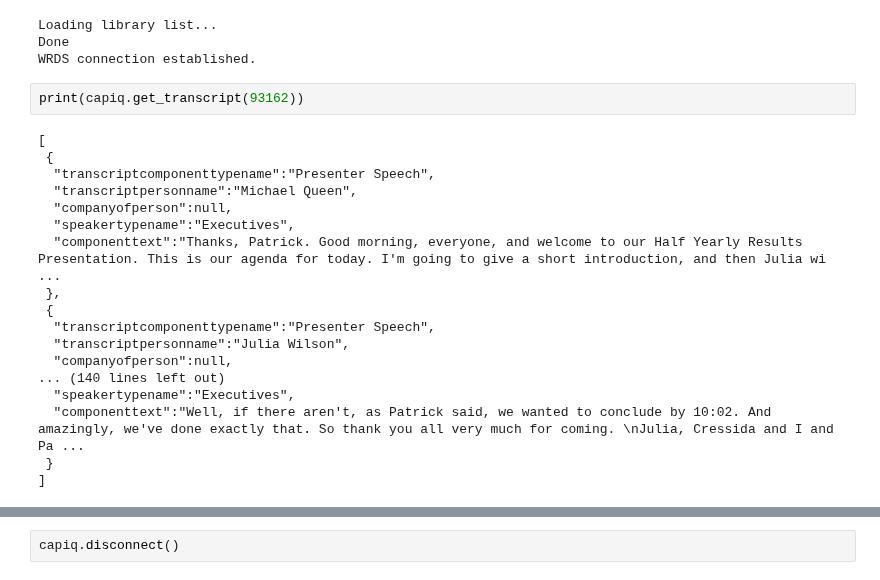
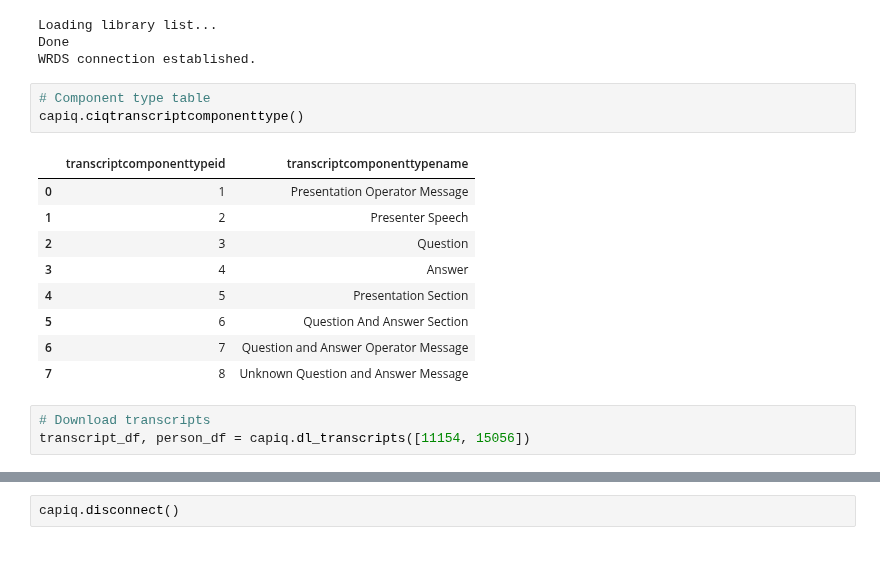
Before and after one commit to eduardomazevedo/collusion-llm, a Jupyter notebook: src/notebooks/test_capiq.ipynb, the cells around one changed output, grey strips where cells are left out. Saved outputs shown, nothing was run; the diff lists cells and outputs as text.

```diff
--- a/src/notebooks/test_capiq.ipynb
+++ b/src/notebooks/test_capiq.ipynb
@@ -6,23 +6,19 @@ capiq.connect()
 Loading library list...
 Done
 WRDS connection established.
-# %%
-print(capiq.get_transcript(93162))
-# %% [output]
-[
- {
-  "transcriptcomponenttypename":"Presenter Speech",
-  "transcriptpersonname":"Michael Queen",
-  "companyofperson":null,
-  "speakertypename":"Executives",
-  "componenttext":"Thanks, Patrick. Good morning, everyone, and welcome to our Half Yearly Results Presentation. This is our agenda for today. I'm going to give a short introduction, and then Julia wi ...
- },
- {
-  "transcriptcomponenttypename":"Presenter Speech",
-  "transcriptpersonname":"Julia Wilson",
-  "companyofperson":null,
-... (140 lines left out)
-  "speakertypename":"Executives",
-  "componenttext":"Well, if there aren't, as Patrick said, we wanted to conclude by 10:02. And amazingly, we've done exactly that. So thank you all very much for coming. \nJulia, Cressida and I and Pa ...
- }
-]
+# %%
+# Component type table
+capiq.ciqtranscriptcomponenttype()
+# %% [output]
+|  | transcriptcomponenttypeid | transcriptcomponenttypename |
+| 0 | 1 | Presentation Operator Message |
+| 1 | 2 | Presenter Speech |
+| 2 | 3 | Question |
+| 3 | 4 | Answer |
+| 4 | 5 | Presentation Section |
+| 5 | 6 | Question And Answer Section |
+| 6 | 7 | Question and Answer Operator Message |
+| 7 | 8 | Unknown Question and Answer Message |
+# %%
+# Download transcripts
+transcript_df, person_df = capiq.dl_transcripts([11154, 15056])
```
Also changed, not shown: parts of 5 cells of this notebook, 4 other files.
